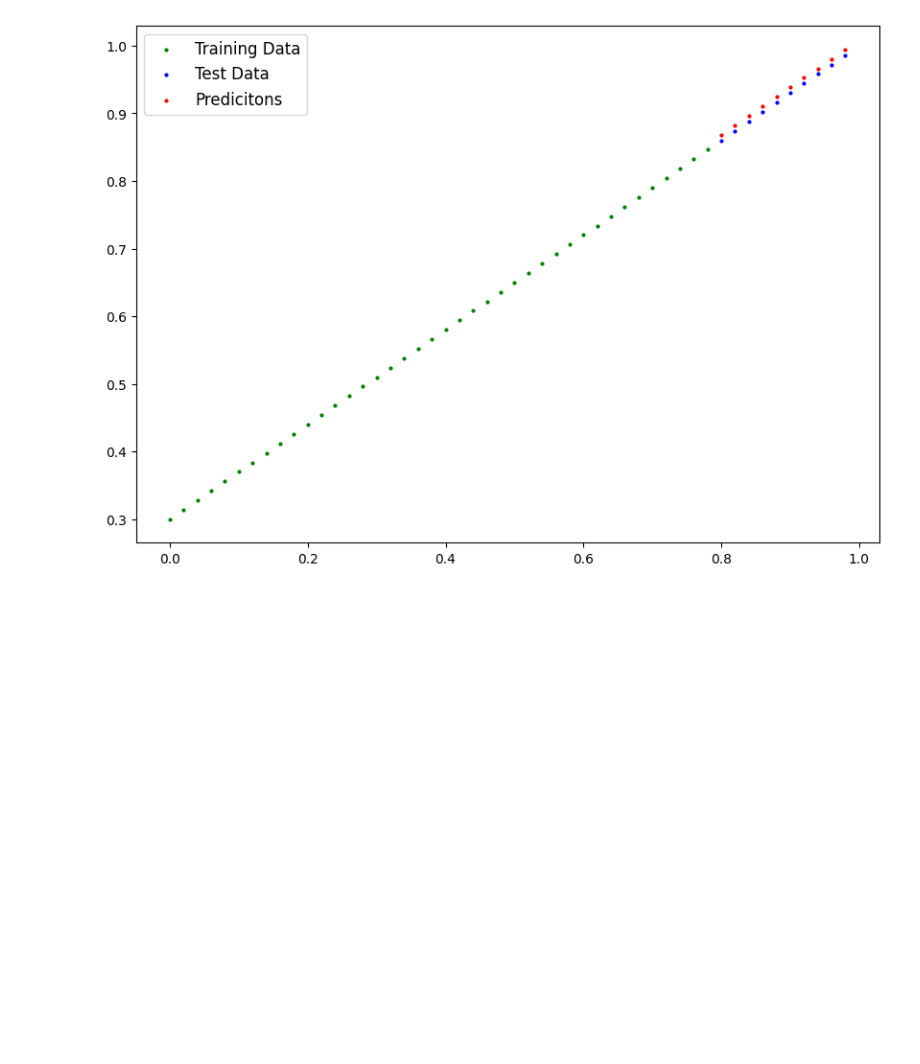
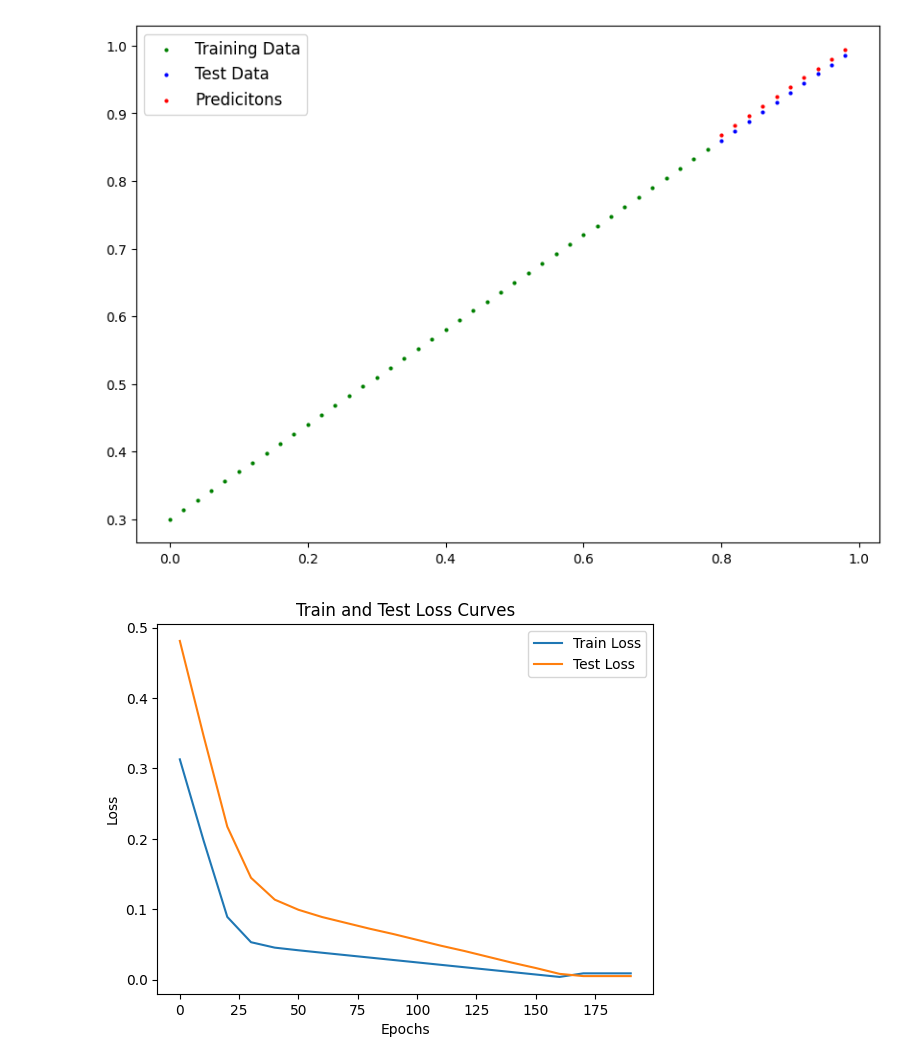
Before and after one commit to deeryakgun/pytorch-for-deep-learning-udemy-notes, a Jupyter notebook: 01_pytorch_workflow.ipynb, the cells around one changed output. Saved outputs shown, nothing was run; the diff lists cells and outputs as text; code cells hidden in the pictures; blank space fills up the shorter version.

```diff
--- a/01_pytorch_workflow.ipynb
+++ b/01_pytorch_workflow.ipynb
@@ -270,7 +270,7 @@ for epoch in range (epochs):
 
     if epoch % 10 == 0:
         epoch_count.append(epoch)
-        train_loss_values.appand(loss)
+        train_loss_values.append(loss)
         test_loss_values.append(test_loss)
 
         print(f"\nEpoch: {epoch} | Loss: {loss} | Test Loss: {test_loss}")
@@ -303,6 +303,11 @@ plot_predictions(predictions = y_preds) , plot_predictions(predictions = y_preds
 [figure]
 [figure]
 # %%
-plt.plot(epoch_count, train_loss_values, label="Train Loss")
+plt.plot(epoch_count, torch.tensor(train_loss_values).numpy(), label="Train Loss")
 plt.plot(epoch_count, test_loss_values, label="Test Loss")
-plt.
+plt.title("Train and Test Loss Curves")
+plt.ylabel("Loss")
+plt.xlabel("Epochs")
+plt.legend();
+# %% [output]
+[figure, added]
```
Also changed, not shown: parts of 14 cells of this notebook, 1 other file.
